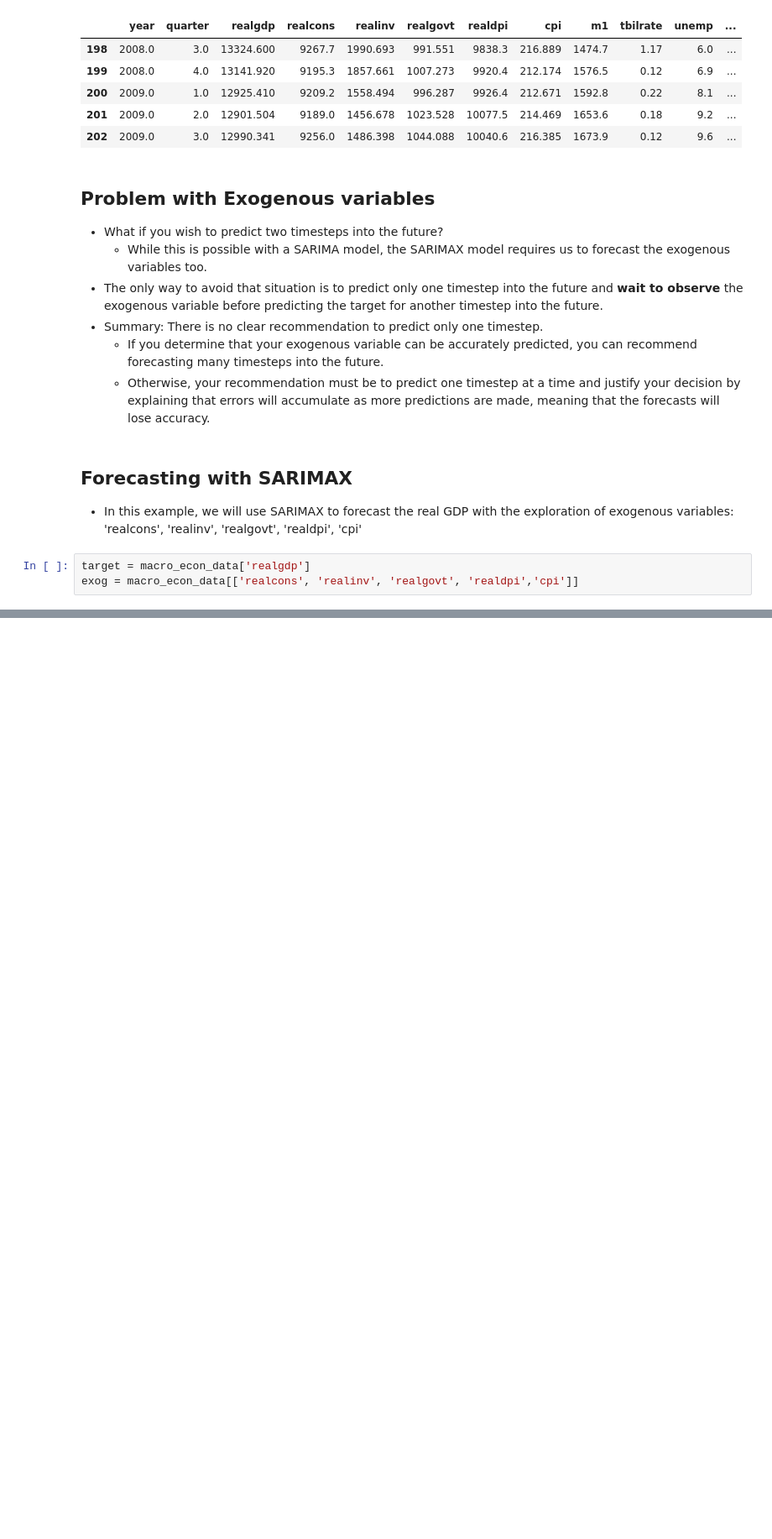
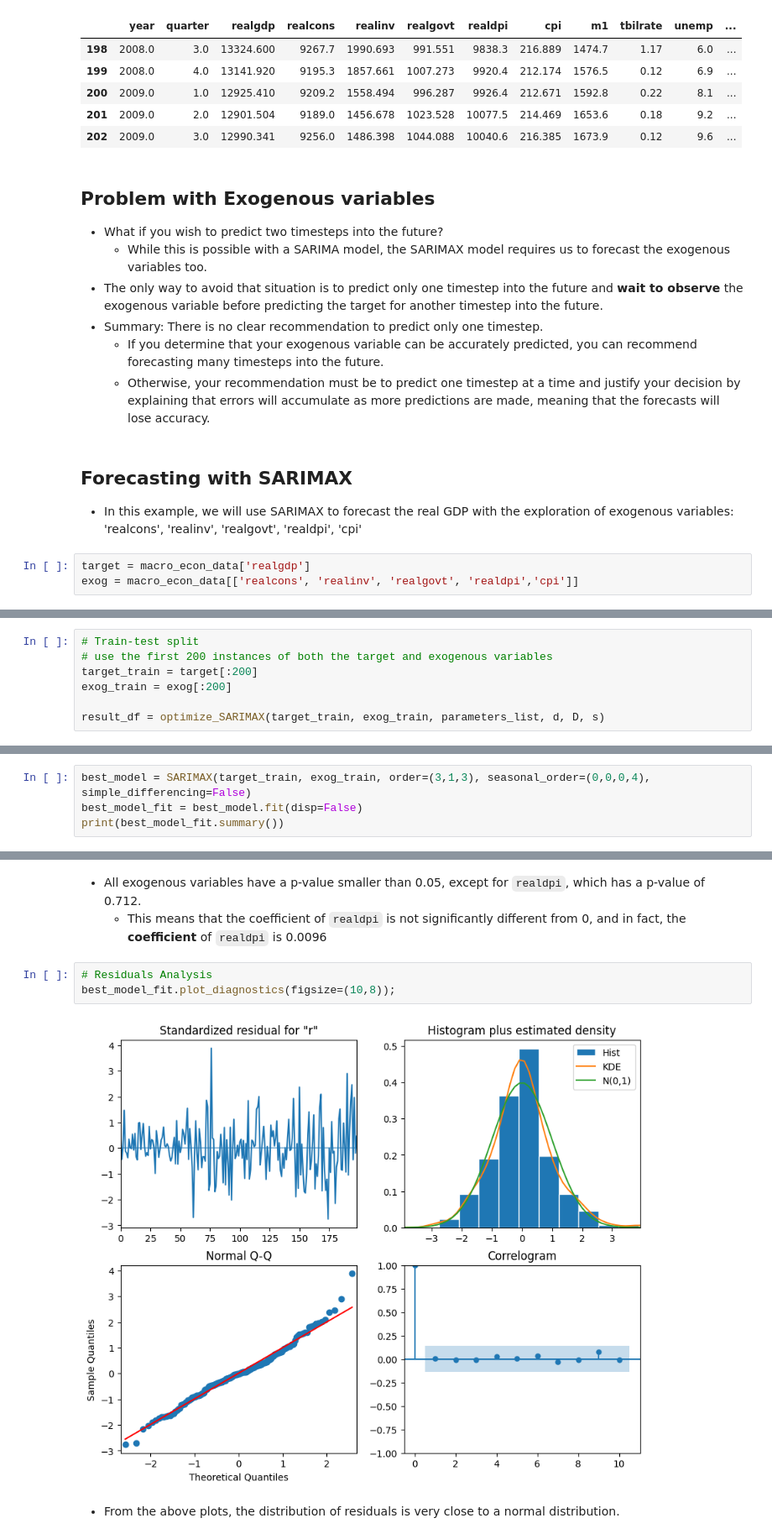
Before and after one commit to CodexploreRepo/time-series, a Jupyter notebook: notebook/statistical_models/sarimax.ipynb, the cells around one changed output, grey strips where cells are left out. Shown: that part at 84% size. Cells and saved outputs as stored; diff of their text form; blank space fills up the shorter version.

```diff
--- a/notebook/statistical_models/sarimax.ipynb
+++ b/notebook/statistical_models/sarimax.ipynb
@@ -60,0 +199,7 @@ exog = macro_econ_data[['realcons', 'realinv', 'realgovt', 'realdpi','cpi']]
+# %%
+# Train-test split
+# use the first 200 instances of both the target and exogenous variables
+target_train = target[:200]
+exog_train = exog[:200]
+
+result_df = optimize_SARIMAX(target_train, exog_train, parameters_list, d, D, s)
@@ -60,0 +218,4 @@ exog = macro_econ_data[['realcons', 'realinv', 'realgovt', 'realdpi','cpi']]
+# %%
+best_model = SARIMAX(target_train, exog_train, order=(3,1,3), seasonal_order=(0,0,0,4), simple_differencing=False)
+best_model_fit = best_model.fit(disp=False)
+print(best_model_fit.summary())
@@ -60,0 +240,10 @@ exog = macro_econ_data[['realcons', 'realinv', 'realgovt', 'realdpi','cpi']]
+# %% [markdown]
+- All exogenous variables have a p-value smaller than 0.05, except for `realdpi`, which has a p-value of 0.712.
+    - This means that the coefficient of `realdpi` is not significantly different from 0, and in fact, the **coefficient** of `realdpi` is 0.0096
+# %%
+# Residuals Analysis
+best_model_fit.plot_diagnostics(figsize=(10,8));
+# %% [output]
+[figure, added]
+# %% [markdown]
+- From the above plots, the distribution of residuals is very close to a normal distribution.
```
Also changed, not shown: parts of 27 cells of this notebook, 3 other files.
